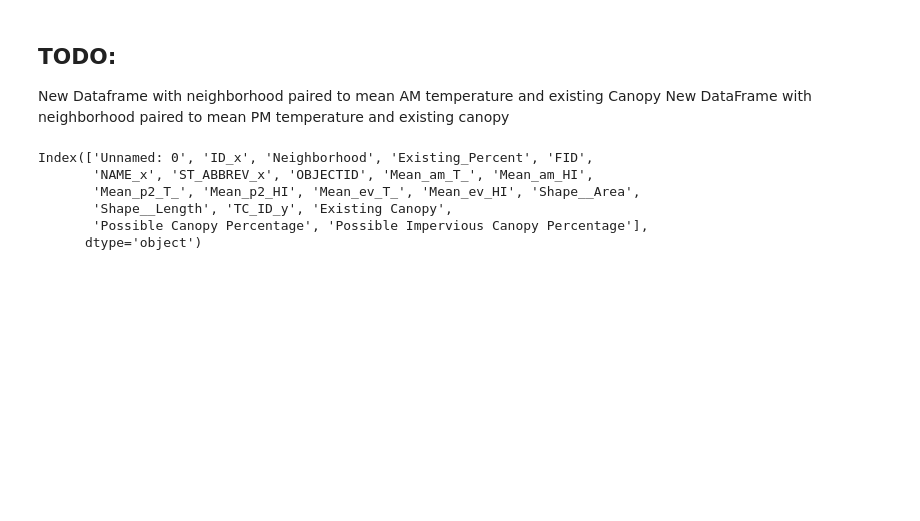
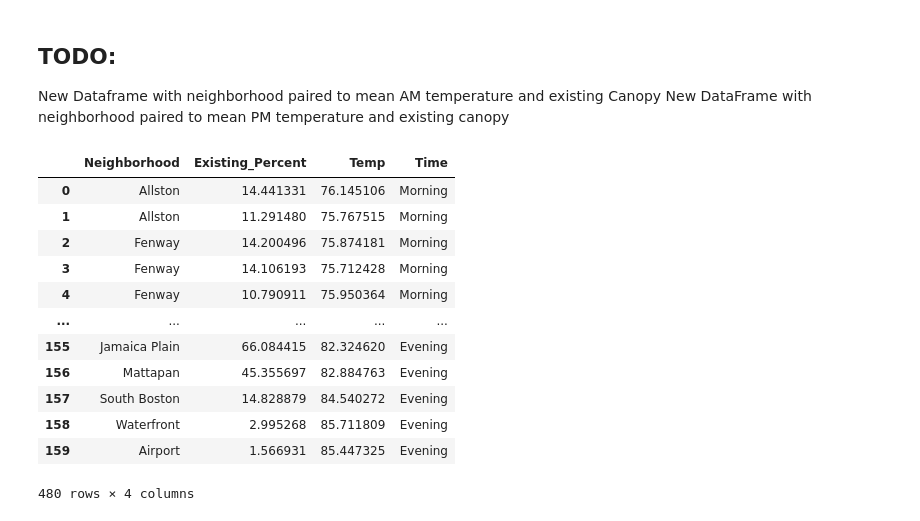
Before and after one commit to CamPlume1/SpeakForTheTrees, a Jupyter notebook: InteractiveVis.ipynb, the cells around one changed output. Cells and saved outputs as stored; diff of their text form; code cells hidden in the pictures; blank space fills up the shorter version.

```diff
--- a/InteractiveVis.ipynb
+++ b/InteractiveVis.ipynb
@@ -70,12 +75,3 @@ bar3
 ## TODO:
 New Dataframe with neighborhood paired to mean AM temperature and existing Canopy
 New DataFrame with neighborhood paired to mean PM temperature and existing canopy
-# %%
-df.columns
-# %% [output]
-Index(['Unnamed: 0', 'ID_x', 'Neighborhood', 'Existing_Percent', 'FID',
-       'NAME_x', 'ST_ABBREV_x', 'OBJECTID', 'Mean_am_T_', 'Mean_am_HI',
-       'Mean_p2_T_', 'Mean_p2_HI', 'Mean_ev_T_', 'Mean_ev_HI', 'Shape__Area',
-       'Shape__Length', 'TC_ID_y', 'Existing Canopy',
-       'Possible Canopy Percentage', 'Possible Impervious Canopy Percentage'],
-      dtype='object')
@@ -87 +78,30 @@ scatter_df = df.drop(['Unnamed: 0', 'ID_x', 'FID',
+# %%
+morning = boston_df.loc[:, ['Neighborhood', 'Existing_Percent', 'Mean_am_T_']]
+morning = morning.rename(columns={'Mean_am_T_': 'Temp'})
+morning['Time'] = 'Morning'
+
+afternoon = boston_df.loc[:, ['Neighborhood', 'Existing_Percent', 'Mean_p2_T_']]
+afternoon = afternoon.rename(columns={'Mean_p2_T_': 'Temp'})
+afternoon['Time'] = 'Afternoon'
+
+evening = boston_df.loc[:, ['Neighborhood', 'Existing_Percent', 'Mean_ev_T_']]
+evening = evening.rename(columns={'Mean_ev_T_': 'Temp'})
+evening['Time'] = 'Evening'
+
+scatter_df = pd.concat([morning, afternoon, evening])
+scatter_df
+# %% [output]
+|  | Neighborhood | Existing_Percent | Temp | Time |
+| 0 | Allston | 14.441331 | 76.145106 | Morning |
+| 1 | Allston | 11.291480 | 75.767515 | Morning |
+| 2 | Fenway | 14.200496 | 75.874181 | Morning |
+| 3 | Fenway | 14.106193 | 75.712428 | Morning |
+| 4 | Fenway | 10.790911 | 75.950364 | Morning |
+| ... | ... | ... | ... | ... |
+| 155 | Jamaica Plain | 66.084415 | 82.324620 | Evening |
+| 156 | Mattapan | 45.355697 | 82.884763 | Evening |
+| 157 | South Boston | 14.828879 | 84.540272 | Evening |
+| 158 | Waterfront | 2.995268 | 85.711809 | Evening |
+| 159 | Airport | 1.566931 | 85.447325 | Evening |
+480 rows × 4 columns
 # %%
```
Also changed, not shown: parts of 10 cells of this notebook.
